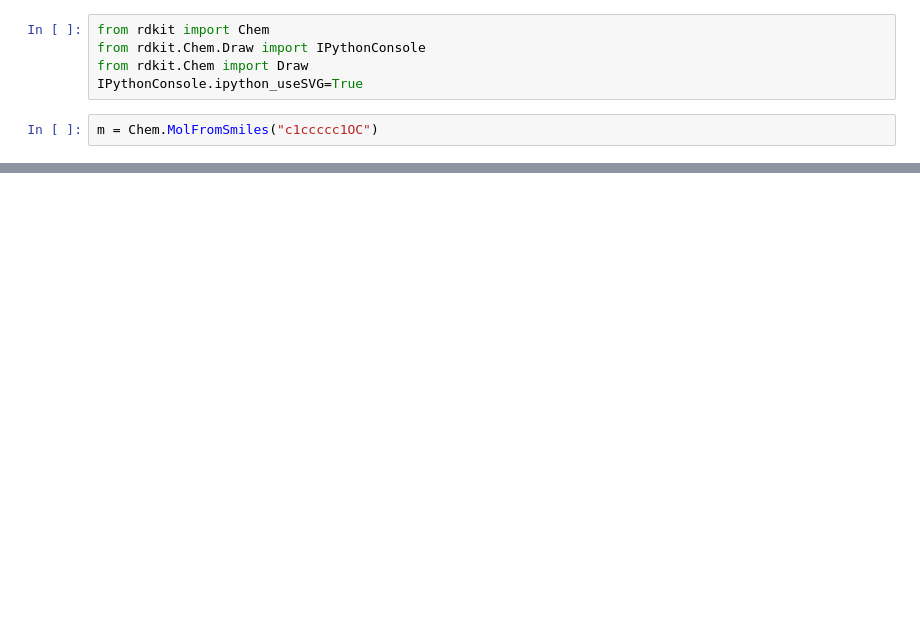
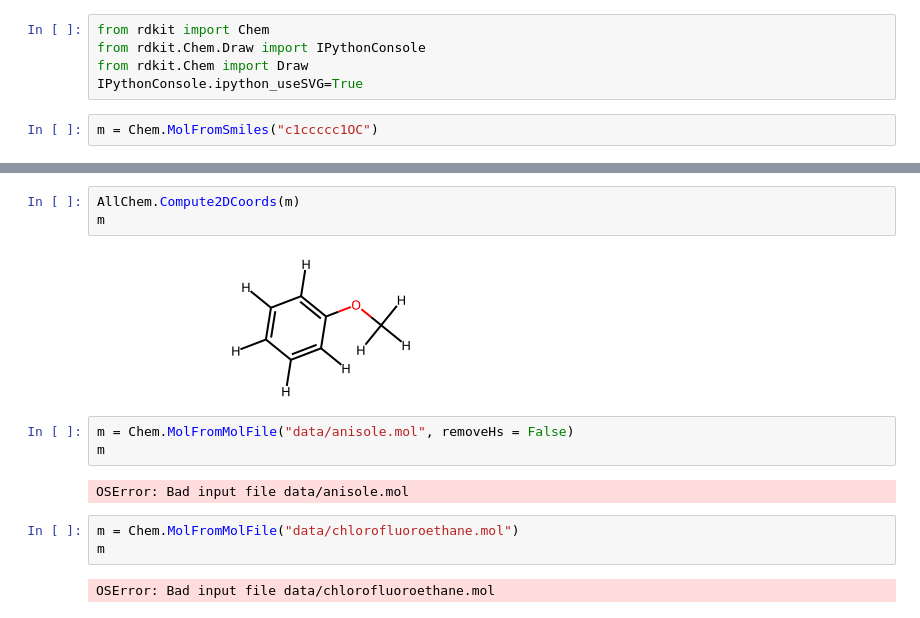
Before and after one commit to verawentzel/bep, a Jupyter notebook: analysis.ipynb, the cells around one changed output, grey strips where cells are left out. Saved outputs shown, nothing was run; the diff lists cells and outputs as text; blank space fills up the shorter version.

```diff
--- a/analysis.ipynb
+++ b/analysis.ipynb
@@ -11,0 +67,15 @@ m
+# %%
+AllChem.Compute2DCoords(m)
+m
+# %% [output]
+[figure, added]
+# %%
+m = Chem.MolFromMolFile("data/anisole.mol", removeHs = False)
+m
+# %% [output]
+OSError: Bad input file data/anisole.mol
+# %%
+m = Chem.MolFromMolFile("data/chlorofluoroethane.mol")
+m
+# %% [output]
+OSError: Bad input file data/chlorofluoroethane.mol
```
Also changed, not shown: parts of 86 cells of this notebook.
